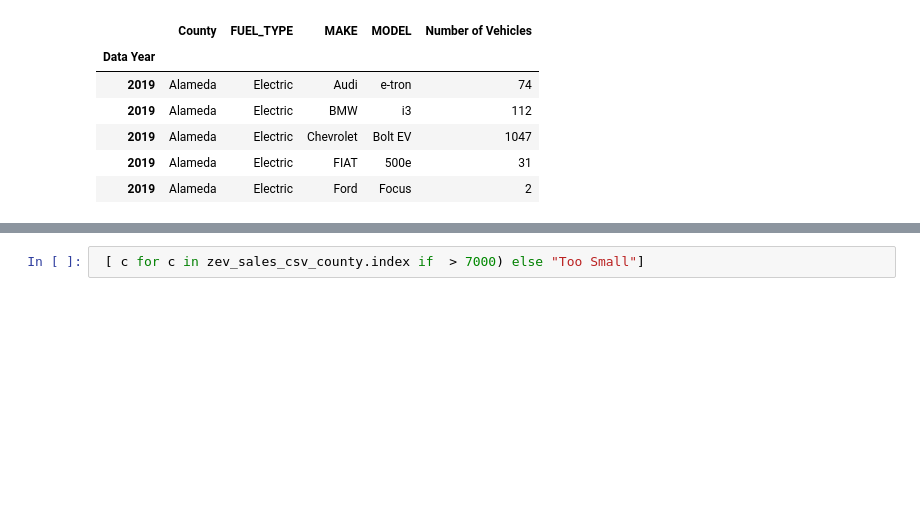
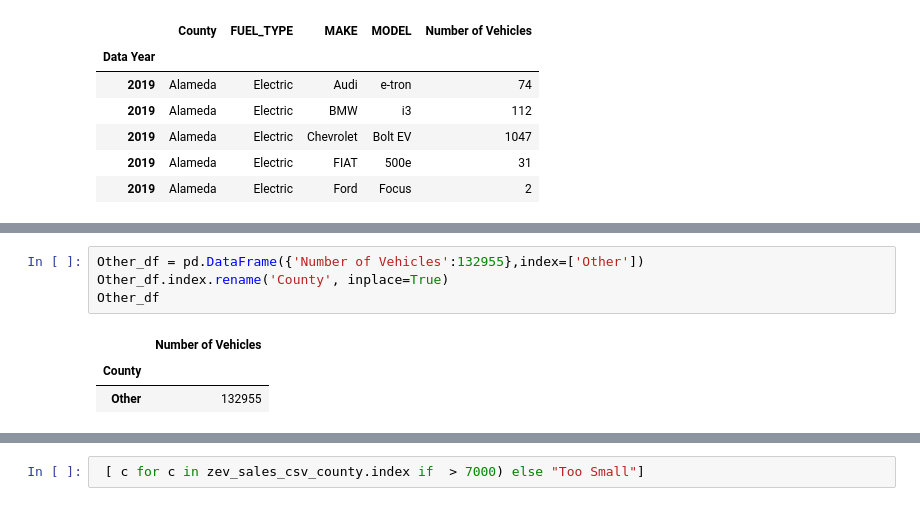
Before and after one commit to JoyMomanyi/Project-1, a Jupyter notebook: Main.ipynb, the cells around one changed output, grey strips where cells are left out. Cells and saved outputs as stored; diff of their text form; blank space fills up the shorter version.

```diff
--- a/Main.ipynb
+++ b/Main.ipynb
@@ -101,0 +71,8 @@ zev_sales_chart_data
+# %%
+Other_df = pd.DataFrame({'Number of Vehicles':132955},index=['Other'])
+Other_df.index.rename('County', inplace=True)
+Other_df
+# %% [output]
+|  | Number of Vehicles |
+| County |  |
+| Other | 132955 |
```
Also changed, not shown: parts of 10 cells of this notebook.
